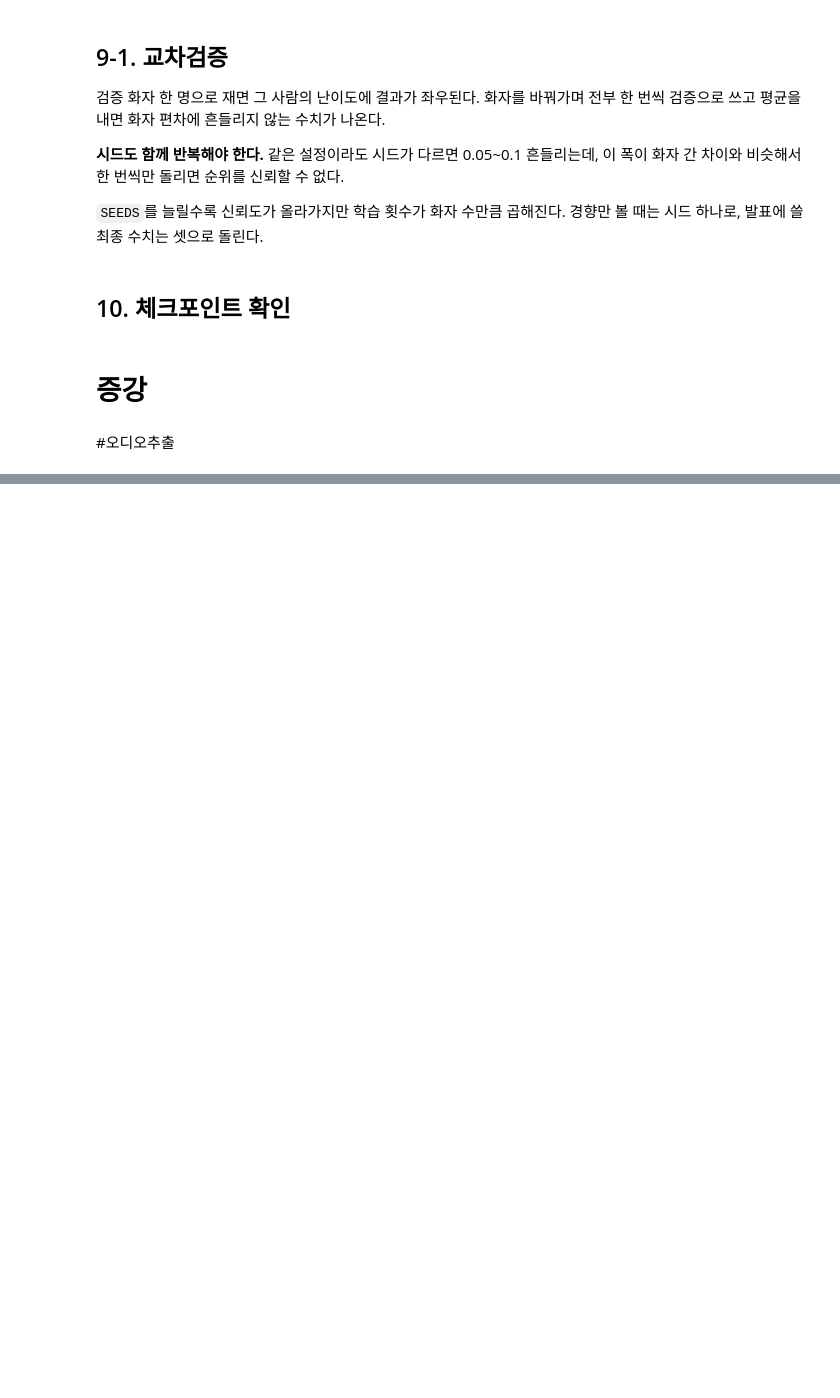
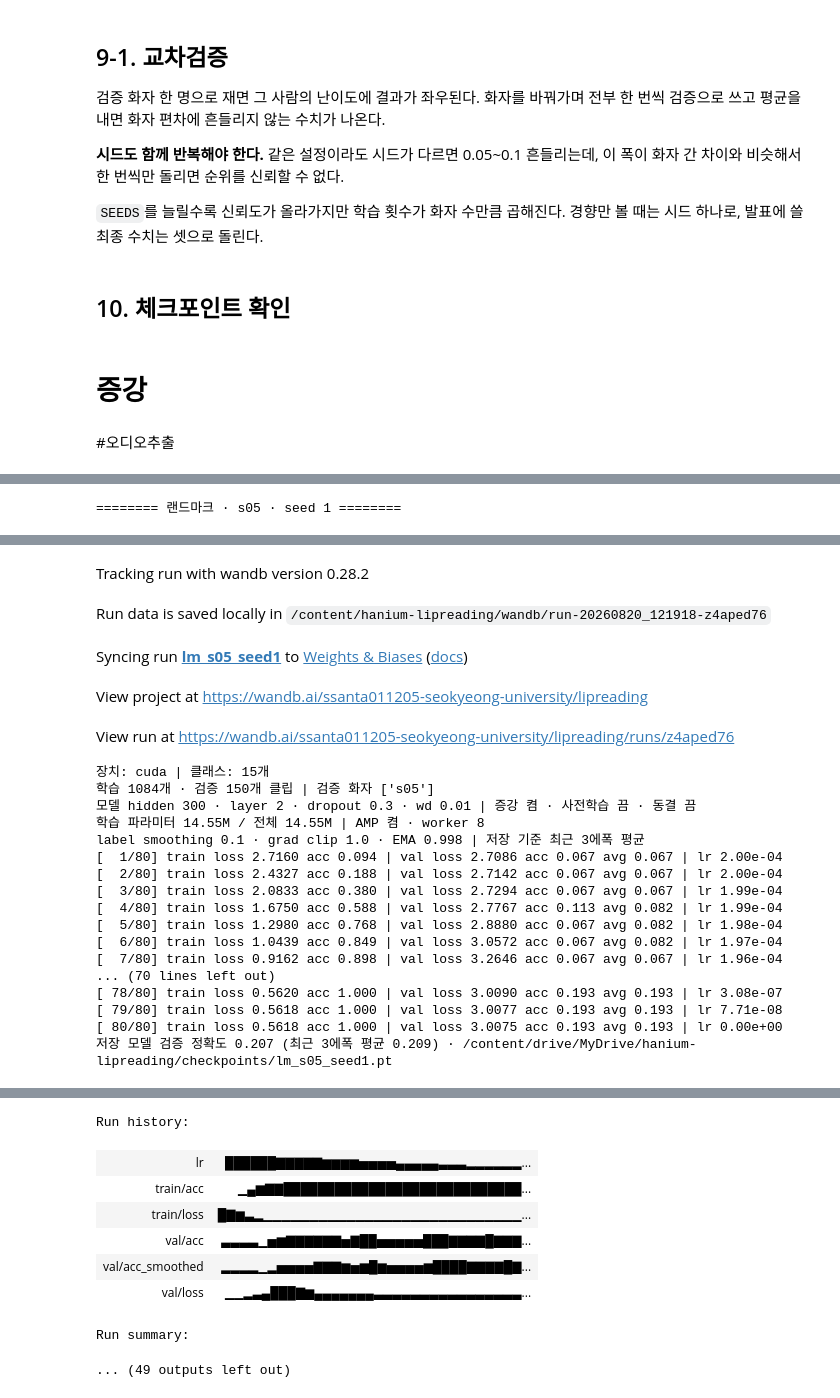
Before and after one commit to HumanRhoid/hanium-lipreading, a Jupyter notebook: notebooks/colab_pipeline.ipynb, the cells around one changed output, grey strips where cells are left out. Cells and saved outputs as stored; diff of their text form; code cells hidden in the pictures; blank space fills up the shorter version.

```diff
--- a/notebooks/colab_pipeline.ipynb
+++ b/notebooks/colab_pipeline.ipynb
@@ -1158,31 +1262,19 @@ Run summary:
 # %%
-import json, time
-from src.ml.training.train import train
-
-SPEAKERS = ["s01", "s03", "s04", "s05", "s06", "s07", "s08", "s09"]
-SEEDS = [42, 1, 7]
-
-LOG = DRIVE_ROOT / "cv60e120_results.json"
-done = json.loads(LOG.read_text()) if LOG.exists() else []
-seen = [tuple(x[:2]) for x in done]
-print("이미 끝난 런", len(done), "/ 24")
-
-t0 = time.time()
-for sp in SPEAKERS:
-    for sd in SEEDS:
-        if (sp, sd) in seen:
-            continue
+res2 = []
+for sp in ["s05", "s06"]:
+    for sd in [1, 7]:
         print("")
-        print("========", sp, "· seed", sd, "· 60프레임 · 120에폭 ========")
-        acc = train(
+        print("======== 랜드마크 ·", sp, "· seed", sd, "========")
+        acc = T.train(
             manifest_path=manifest_f60, data_root=TRAIN_ROOT_F60,
-            epochs=120, batch_size=16, learning_rate=2e-4, seed=sd,
+            epochs=80, batch_size=16, learning_rate=2e-4, seed=sd,
             val_speakers=[sp],
-            checkpoint_path=DRIVE_CHECKPOINTS / ("cv60e120_" + sp + "_seed" + str(sd) + ".pt"),
+            checkpoint_path=DRIVE_CHECKPOINTS / ("lm_" + sp + "_seed" + str(sd) + ".pt"),
             num_workers=8, amp=True, ema_decay=0.998,
             hidden_dim=300, num_layer=2, dropout=0.3, smoothing=3,
-            wandb_project="lipreading", run_name="cv60e120_" + sp + "_seed" + str(sd))
-        done.append([sp, sd, round(acc, 4)])
-        LOG.write_text(json.dumps(done))
-        print("저장 ·", len(done), "/ 24 · 경과", round((time.time() - t0) / 60), "분")
+            wandb_project="lipreading", run_name="lm_" + sp + "_seed" + str(sd))
+        res2.append([sp, sd, round(acc, 4)])
+        print("누적:", res2)
 # end
+# %% [output]
+======== 랜드마크 · s05 · seed 1 ========
@@ -1188,0 +1282,22 @@ for sp in SPEAKERS:
+Tracking run with wandb version 0.28.2
+Run data is saved locally in /content/hanium-lipreading/wandb/run-20260820_121918-z4aped76
+Syncing run lm_s05_seed1 to Weights & Biases (docs)
+View project at https://wandb.ai/ssanta011205-seokyeong-university/lipreading
+View run at https://wandb.ai/ssanta011205-seokyeong-university/lipreading/runs/z4aped76
+장치: cuda | 클래스: 15개
+학습 1084개 · 검증 150개 클립 | 검증 화자 ['s05']
+모델 hidden 300 · layer 2 · dropout 0.3 · wd 0.01 | 증강 켬 · 사전학습 끔 · 동결 끔
+학습 파라미터 14.55M / 전체 14.55M | AMP 켬 · worker 8
+label smoothing 0.1 · grad clip 1.0 · EMA 0.998 | 저장 기준 최근 3에폭 평균
+[  1/80] train loss 2.7160 acc 0.094 | val loss 2.7086 acc 0.067 avg 0.067 | lr 2.00e-04
+[  2/80] train loss 2.4327 acc 0.188 | val loss 2.7142 acc 0.067 avg 0.067 | lr 2.00e-04
+[  3/80] train loss 2.0833 acc 0.380 | val loss 2.7294 acc 0.067 avg 0.067 | lr 1.99e-04
+[  4/80] train loss 1.6750 acc 0.588 | val loss 2.7767 acc 0.113 avg 0.082 | lr 1.99e-04
+[  5/80] train loss 1.2980 acc 0.768 | val loss 2.8880 acc 0.067 avg 0.082 | lr 1.98e-04
+[  6/80] train loss 1.0439 acc 0.849 | val loss 3.0572 acc 0.067 avg 0.082 | lr 1.97e-04
+[  7/80] train loss 0.9162 acc 0.898 | val loss 3.2646 acc 0.067 avg 0.067 | lr 1.96e-04
+... (70 lines left out)
+[ 78/80] train loss 0.5620 acc 1.000 | val loss 3.0090 acc 0.193 avg 0.193 | lr 3.08e-07
+[ 79/80] train loss 0.5618 acc 1.000 | val loss 3.0077 acc 0.193 avg 0.193 | lr 7.71e-08
+[ 80/80] train loss 0.5618 acc 1.000 | val loss 3.0075 acc 0.193 avg 0.193 | lr 0.00e+00
+저장 모델 검증 정확도 0.207 (최근 3에폭 평균 0.209) · /content/drive/MyDrive/hanium-lipreading/checkpoints/lm_s05_seed1.pt
@@ -1188,0 +1305,9 @@ for sp in SPEAKERS:
+Run history:
+| lr | ██████▇▇▇▇▇▆▆▆▆▅▅▅▅▄▄▄▄▄▃▃▃▂▂▂▂▂▂... |
+| train/acc | ▁▄▆▇▇████████████████████████████... |
+| train/loss | █▇▆▃▂▁▁▁▁▁▁▁▁▁▁▁▁▁▁▁▁▁▁▁▁▁▁▁▁▁▁▁▁... |
+| val/acc | ▃▃▃▃▁▅▆▇▇▇▇▇▇▅▇██▅▅▅▅▅███▇▇▇▇█▇▇▇... |
+| val/acc_smoothed | ▂▂▂▂▁▂▅▅▅▅▇▇▇▆▅▆█▆▅▅▅▅▆████▇▇▇▇█▇... |
+| val/loss | ▁▁▂▃▄███▇▆▄▄▄▄▄▄▄▃▃▃▃▃▃▃▃▃▃▃▃▃▃▃▃... |
+Run summary:
+... (49 outputs left out)
```
Also changed, not shown: parts of 20 cells of this notebook.
